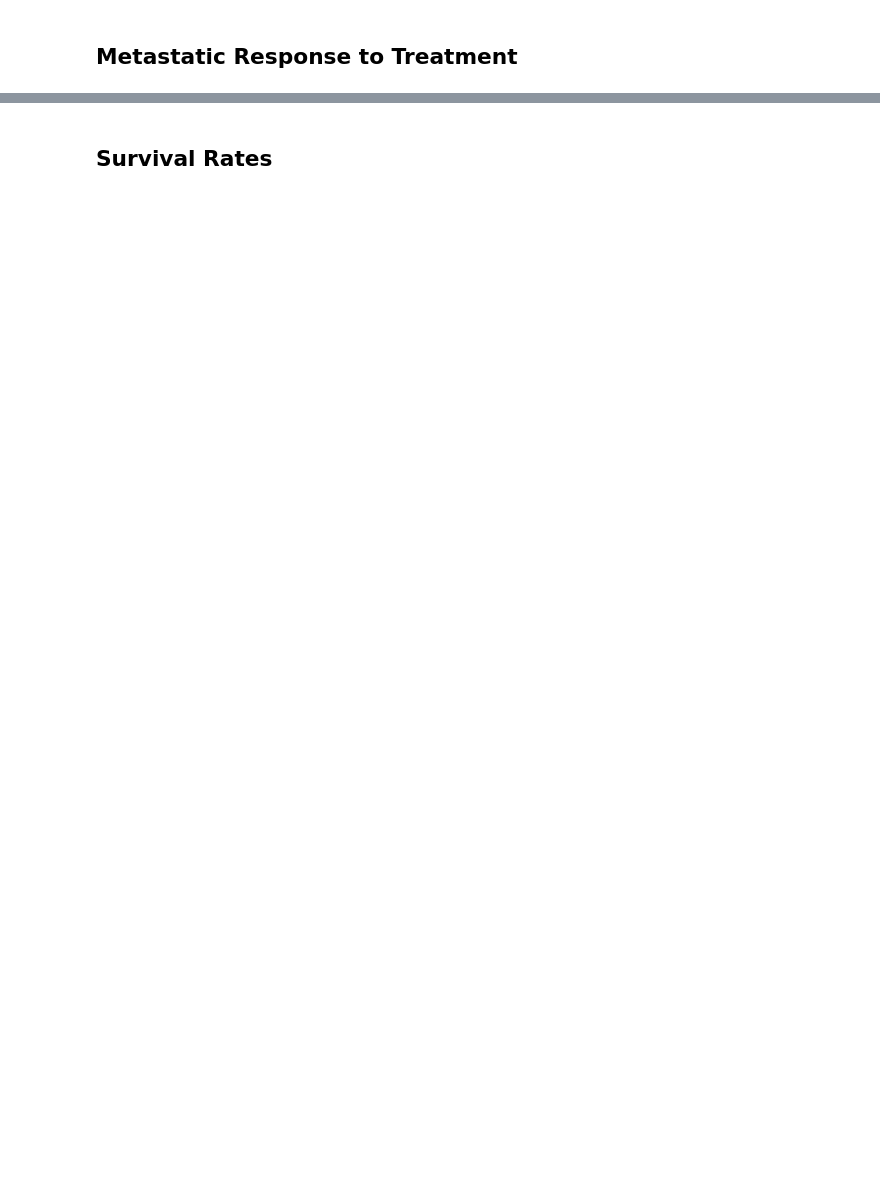
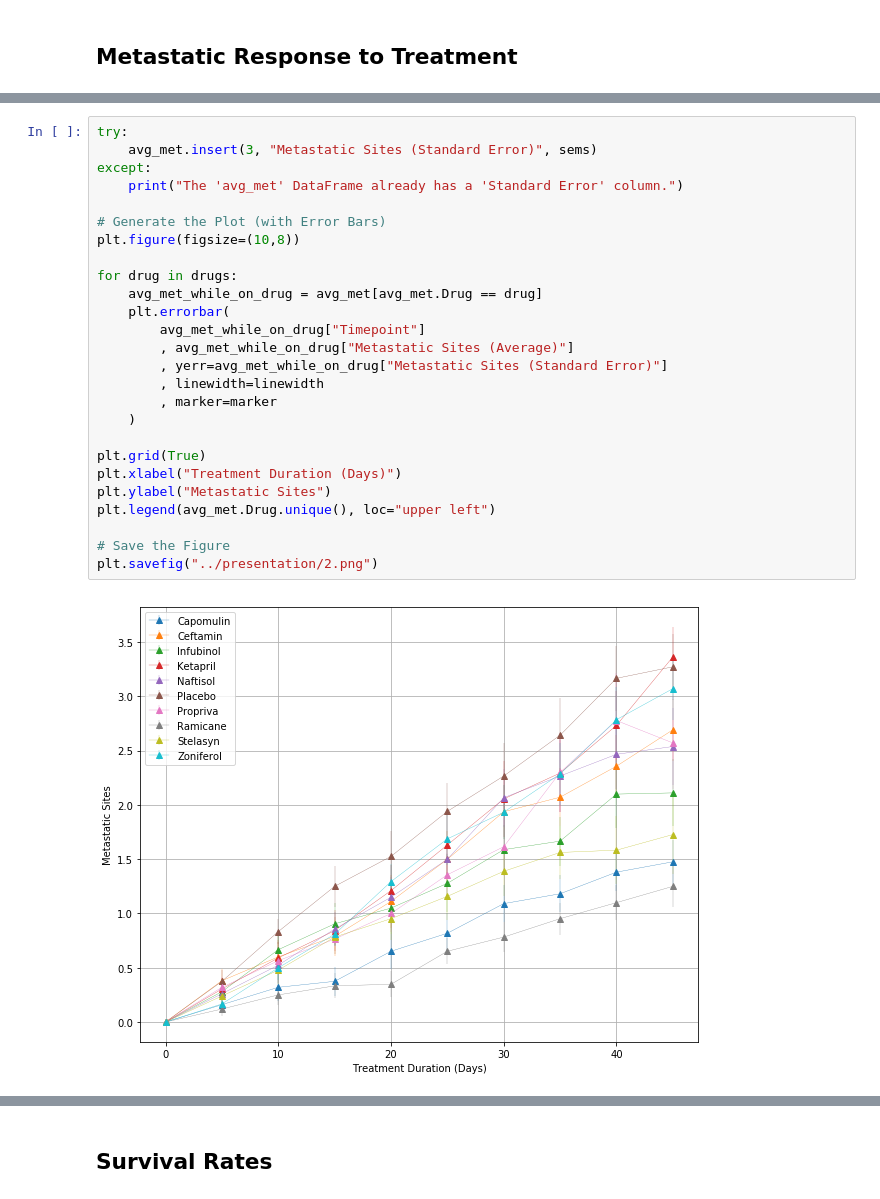
Before and after one commit to theodoremoreland/Pymaceuticals, a Jupyter notebook: notebooks/Pymaceuticals.ipynb, the cells around one changed output, grey strips where cells are left out. Saved outputs shown, nothing was run; the diff lists cells and outputs as text; blank space fills up the shorter version.

```diff
--- a/notebooks/Pymaceuticals.ipynb
+++ b/notebooks/Pymaceuticals.ipynb
@@ -226,0 +213,28 @@ plt.savefig("Fig2.png")
+# %%
+try:
+    avg_met.insert(3, "Metastatic Sites (Standard Error)", sems)
+except:
+    print("The 'avg_met' DataFrame already has a 'Standard Error' column.")
+
+# Generate the Plot (with Error Bars)
+plt.figure(figsize=(10,8))
+
+for drug in drugs:
+    avg_met_while_on_drug = avg_met[avg_met.Drug == drug]
+    plt.errorbar(
+        avg_met_while_on_drug["Timepoint"]
+        , avg_met_while_on_drug["Metastatic Sites (Average)"]
+        , yerr=avg_met_while_on_drug["Metastatic Sites (Standard Error)"]
+        , linewidth=linewidth
+        , marker=marker
+    )
+
+plt.grid(True)
+plt.xlabel("Treatment Duration (Days)")
+plt.ylabel("Metastatic Sites")
+plt.legend(avg_met.Drug.unique(), loc="upper left")
+
+# Save the Figure
+plt.savefig("../presentation/2.png")
+# %% [output]
+[figure, added]
```
Also changed, not shown: parts of 34 cells of this notebook.
